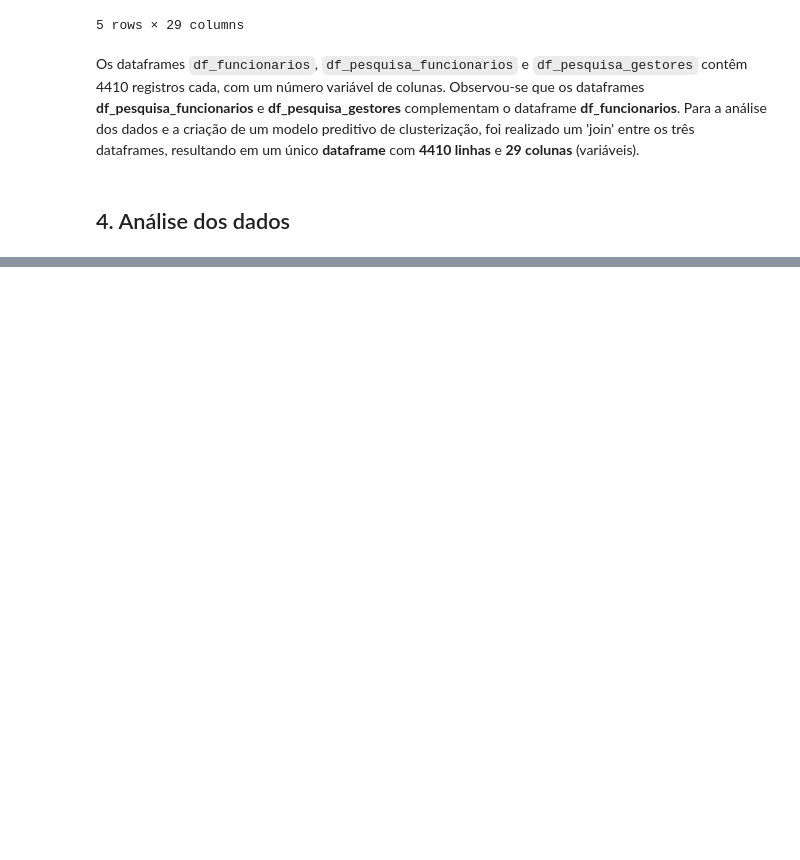
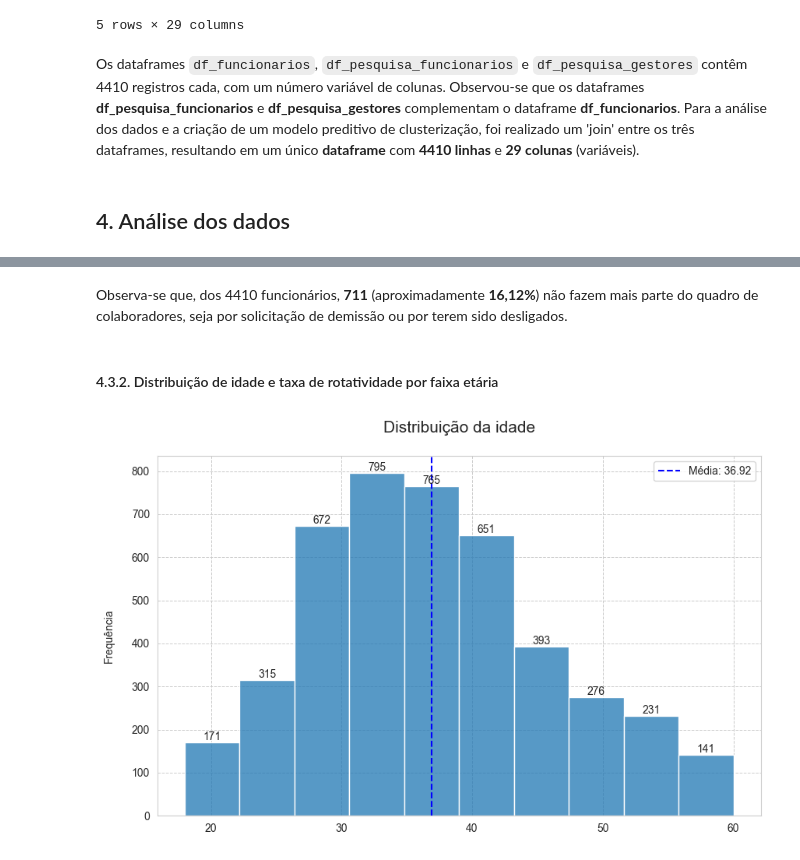
Before and after one commit to emso-exe/Analise_de_rh_-_people_analytics, a Jupyter notebook: 001_analise_de_rh.ipynb, the cells around one changed output, grey strips where cells are left out. Drawn from its saved outputs; the diff is of its cells as text; code cells hidden in the pictures; blank space fills up the shorter version.

```diff
--- a/001_analise_de_rh.ipynb
+++ b/001_analise_de_rh.ipynb
@@ -245,0 +391,28 @@ Os dataframes `df_funcionarios`, `df_pesquisa_funcionarios` e `df_pesquisa_gesto
+# %% [markdown]
+Observa-se que, dos 4410 funcionários, **711** (aproximadamente **16,12%**) não fazem mais parte do quadro de colaboradores, seja por solicitação de demissão ou por terem sido desligados.
+# %% [markdown]
+#### 4.3.2. Distribuição de idade e taxa de rotatividade por faixa etária
+# %%
+# Criar o gráfico histograma
+plt.subplots(figsize=(10, 6))
+plot = sns.histplot(data=df_analise, x='Idade', bins=10, kde=False)
+
+# Adicionando frequência sobre as barras
+for p in plot.patches:
+    plot.annotate(f'{int(p.get_height())}', (
+        p.get_x() + p.get_width() / 2., p.get_height()
+        ), ha='center', va='bottom', fontsize=10)
+
+# Adicionando linha vertical para a média
+idade_media = df_analise['Idade'].mean()
+plt.axvline(x=idade_media, color='blue', linestyle='--', label=f'Média: {idade_media:.2f}')
+
+plot.set_title('Distribuição da idade\n', fontsize=15)
+plot.set(xlabel='', ylabel='Frequência\n')
+plot.tick_params(axis='both', labelsize=10)
+
+plt.grid(True, which='both', linestyle='--', linewidth=0.7)
+plt.legend()
+plt.show()
+# %% [output]
+[figure, added]
```
Also changed, not shown: parts of 16 cells of this notebook.
